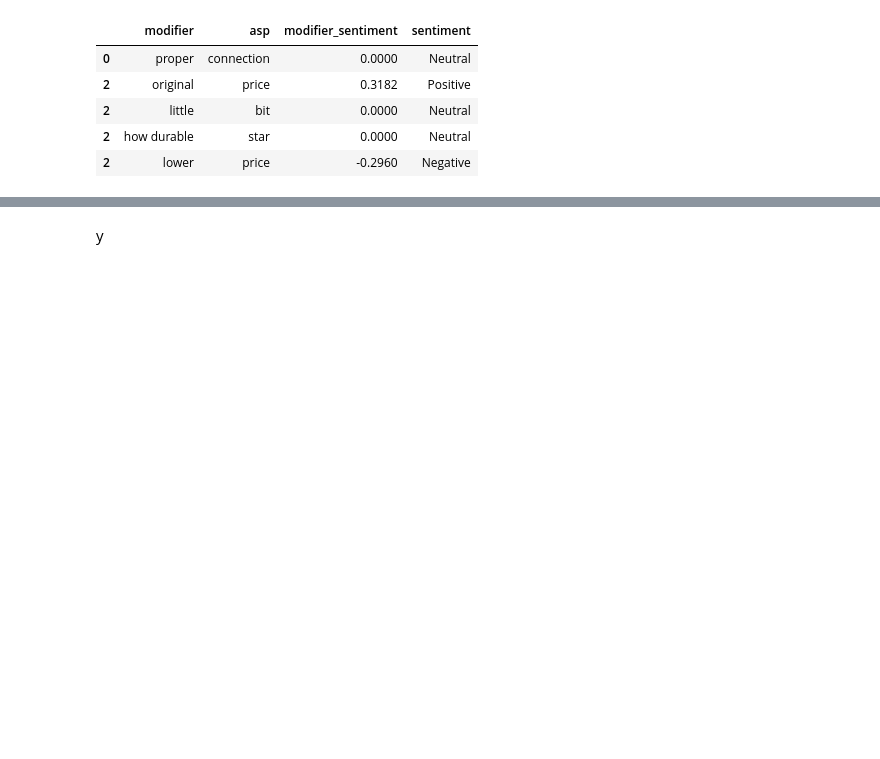
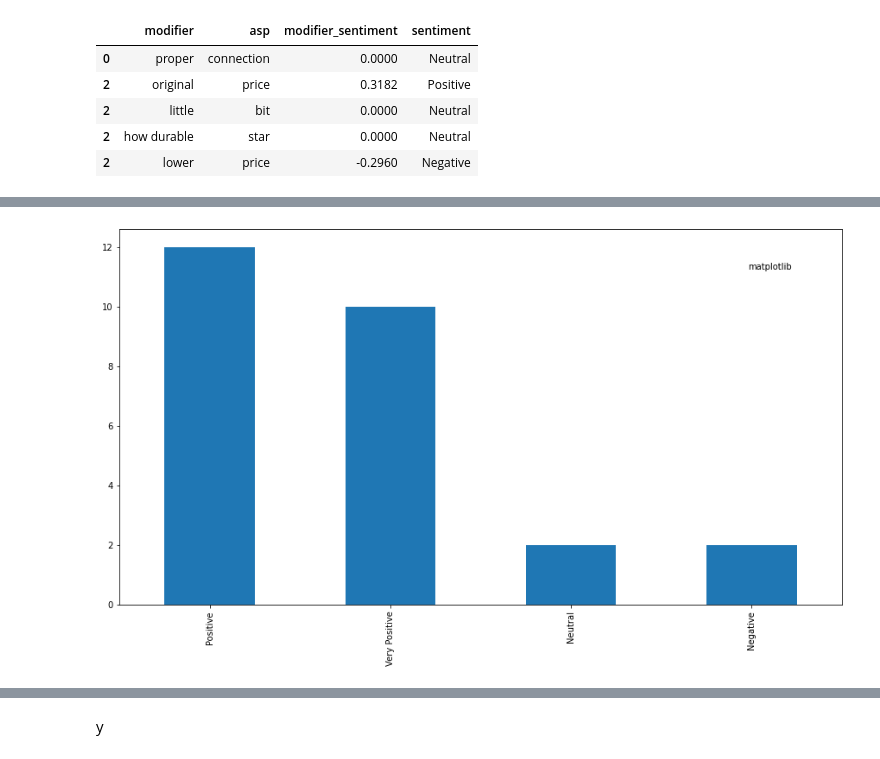
Before and after one commit to ddey117/ABSA_Project_4, a Jupyter notebook: Exploratory_Notebook.ipynb, the cells around one changed output, grey strips where cells are left out. Cells and saved outputs as stored; diff of their text form; code cells hidden in the pictures; blank space fills up the shorter version.

```diff
--- a/Exploratory_Notebook.ipynb
+++ b/Exploratory_Notebook.ipynb
@@ -1159,0 +1299,10 @@ FIGURE OUT INDEX VALUES FOR EXPIREMENTAL SETUP YOU DOOFUS
+# %%
+fig = plt.figure(figsize=(15,8))
+
+#add legend key
+plt.text(1,1, verticalalignment='top',
+         s=f'Total Votes: {(graph_s.sum())}',
+        size=12, transform=ax.transAxes)
+graph_s.plot.bar()
+# %% [output]
+[figure, added]
```
Also changed, not shown: parts of 77 cells of this notebook, 8 other files.
